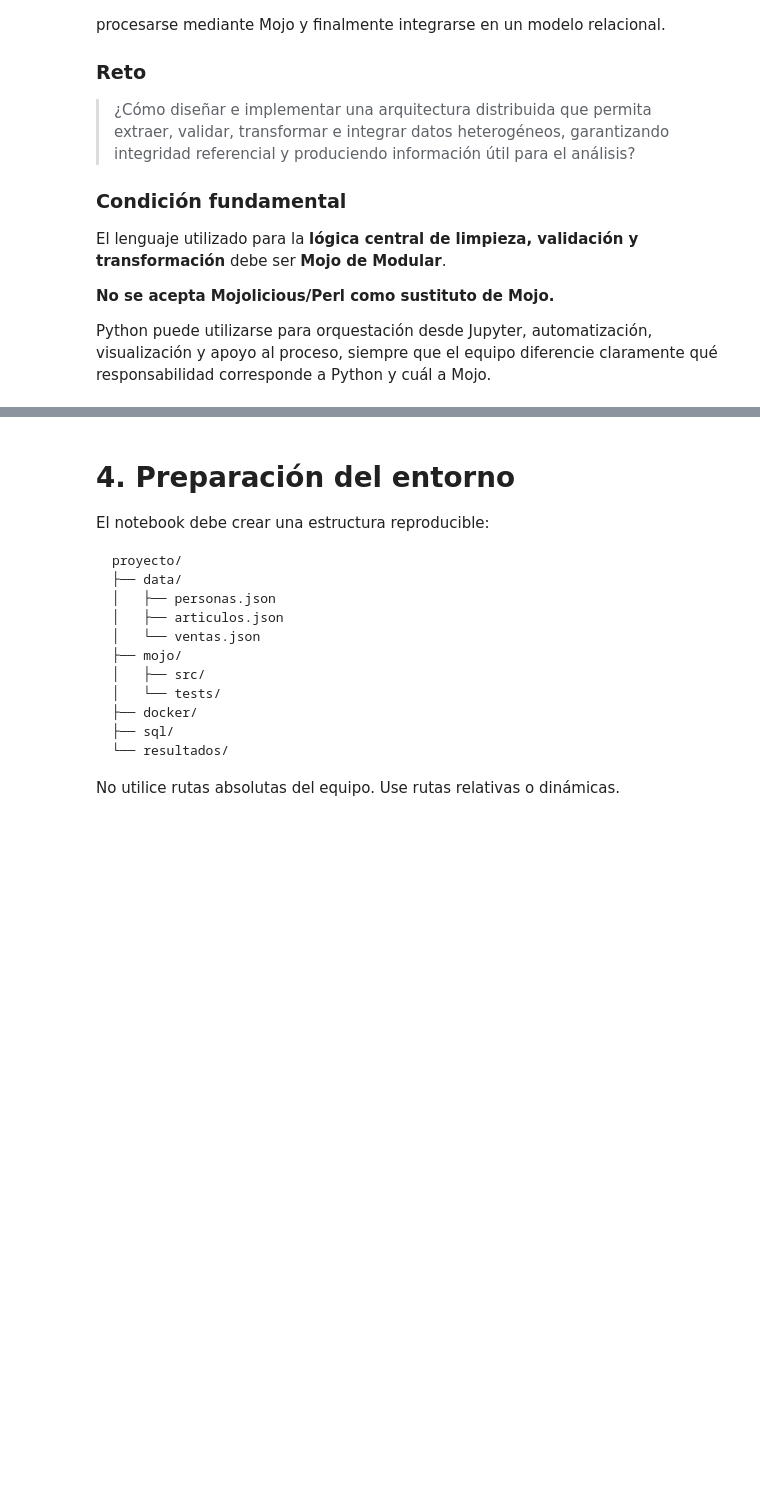
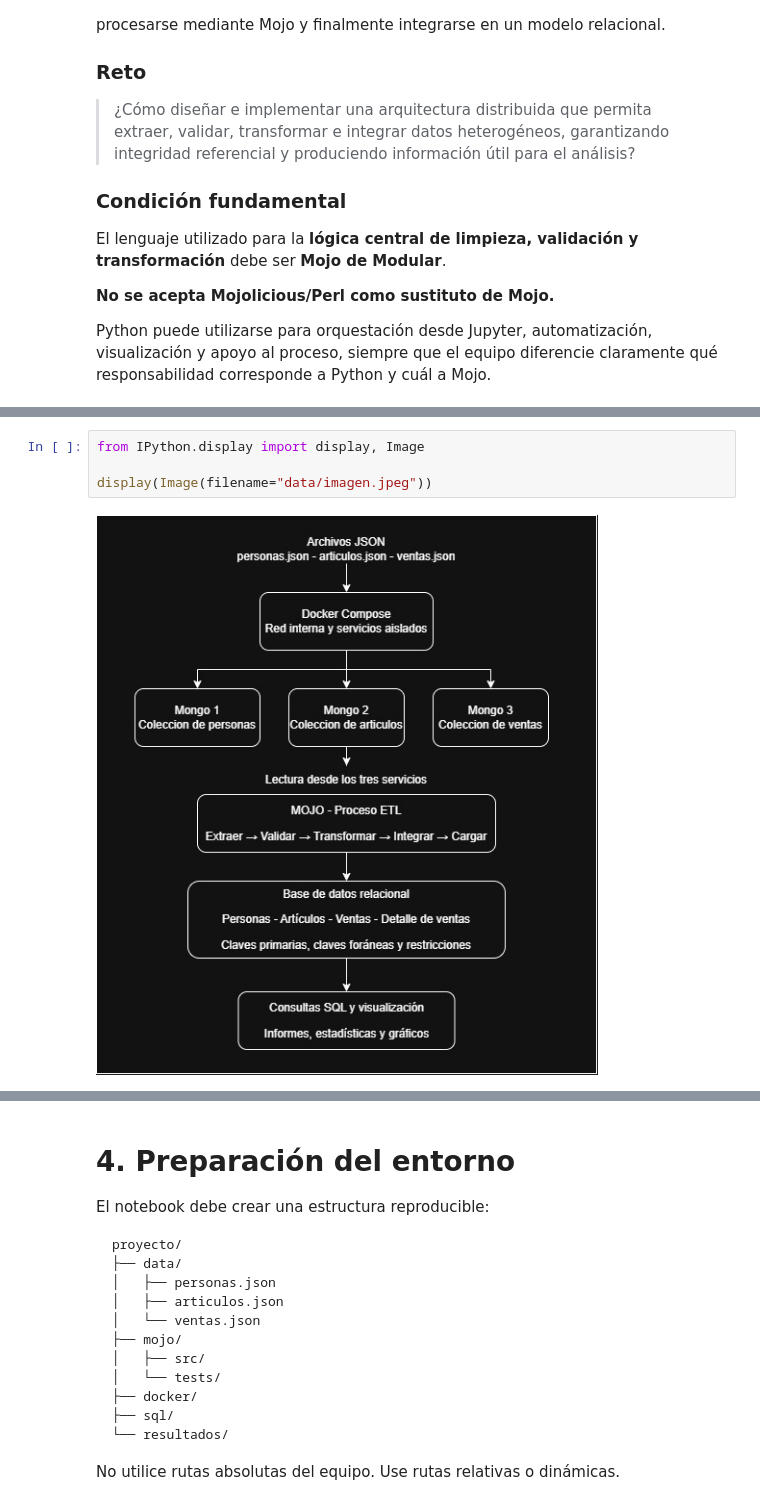
Before and after one commit to Whevil/DBMProyectoCorte2, a Jupyter notebook: proyectoBDM_Mojo_Modular.ipynb, the cells around one changed output, grey strips where cells are left out. Saved outputs shown, nothing was run; the diff lists cells and outputs as text; blank space fills up the shorter version.

```diff
--- a/proyectoBDM_Mojo_Modular.ipynb
+++ b/proyectoBDM_Mojo_Modular.ipynb
@@ -110,3 +118,9 @@ El equipo debe reproducir o mejorar este diagrama.
+# %%
+from IPython.display import display, Image
+
+display(Image(filename="data/imagen.jpeg"))
+# %% [output]
+[figure, added]
 # %% [markdown]
 # 3. Modelo relacional de referencia
 
```
Also changed, not shown: parts of 10 cells of this notebook, 1 other file.
